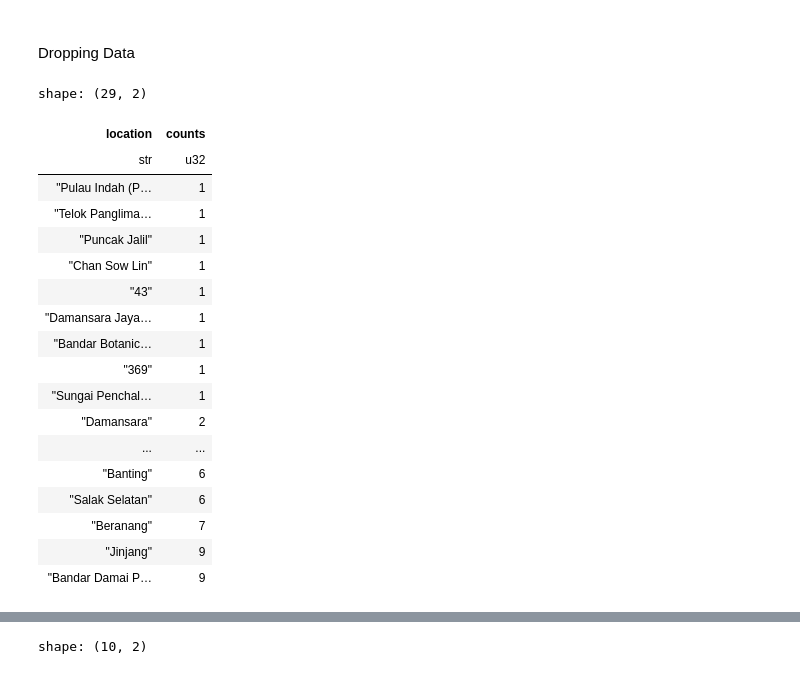
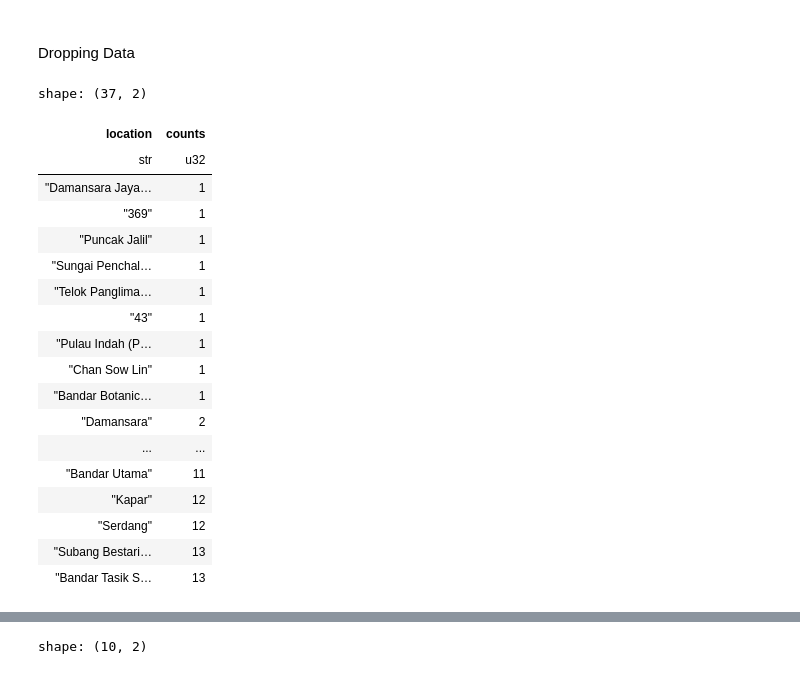
Before and after one commit to dannymirxa/mudah_KL_price_prediction, a Jupyter notebook: PredictionwithSVRPipe.ipynb, the cells around one changed output, grey strips where cells are left out. Drawn from its saved outputs; the diff is of its cells as text; code cells hidden in the pictures.

```diff
--- a/PredictionwithSVRPipe.ipynb
+++ b/PredictionwithSVRPipe.ipynb
@@ -630,25 +630,25 @@ set()
 ####
 Dropping Data
 # %%
-dfx["location"].value_counts().sort("counts").head(29)
+dfx["location"].value_counts().sort("counts").head(37)
 # %% [output]
-shape: (29, 2)
+shape: (37, 2)
 | location | counts |
 | str | u32 |
+| "Damansara Jaya… | 1 |
+| "369" | 1 |
+| "Puncak Jalil" | 1 |
+| "Sungai Penchal… | 1 |
+| "Telok Panglima… | 1 |
+| "43" | 1 |
 | "Pulau Indah (P… | 1 |
-| "Telok Panglima… | 1 |
-| "Puncak Jalil" | 1 |
 | "Chan Sow Lin" | 1 |
-| "43" | 1 |
-| "Damansara Jaya… | 1 |
 | "Bandar Botanic… | 1 |
-| "369" | 1 |
-| "Sungai Penchal… | 1 |
 | "Damansara" | 2 |
 | ... | ... |
-| "Banting" | 6 |
-| "Salak Selatan" | 6 |
-| "Beranang" | 7 |
-| "Jinjang" | 9 |
-| "Bandar Damai P… | 9 |
+| "Bandar Utama" | 11 |
+| "Kapar" | 12 |
+| "Serdang" | 12 |
+| "Subang Bestari… | 13 |
+| "Bandar Tasik S… | 13 |
 # %%
```
Also changed, not shown: parts of 75 cells of this notebook.
